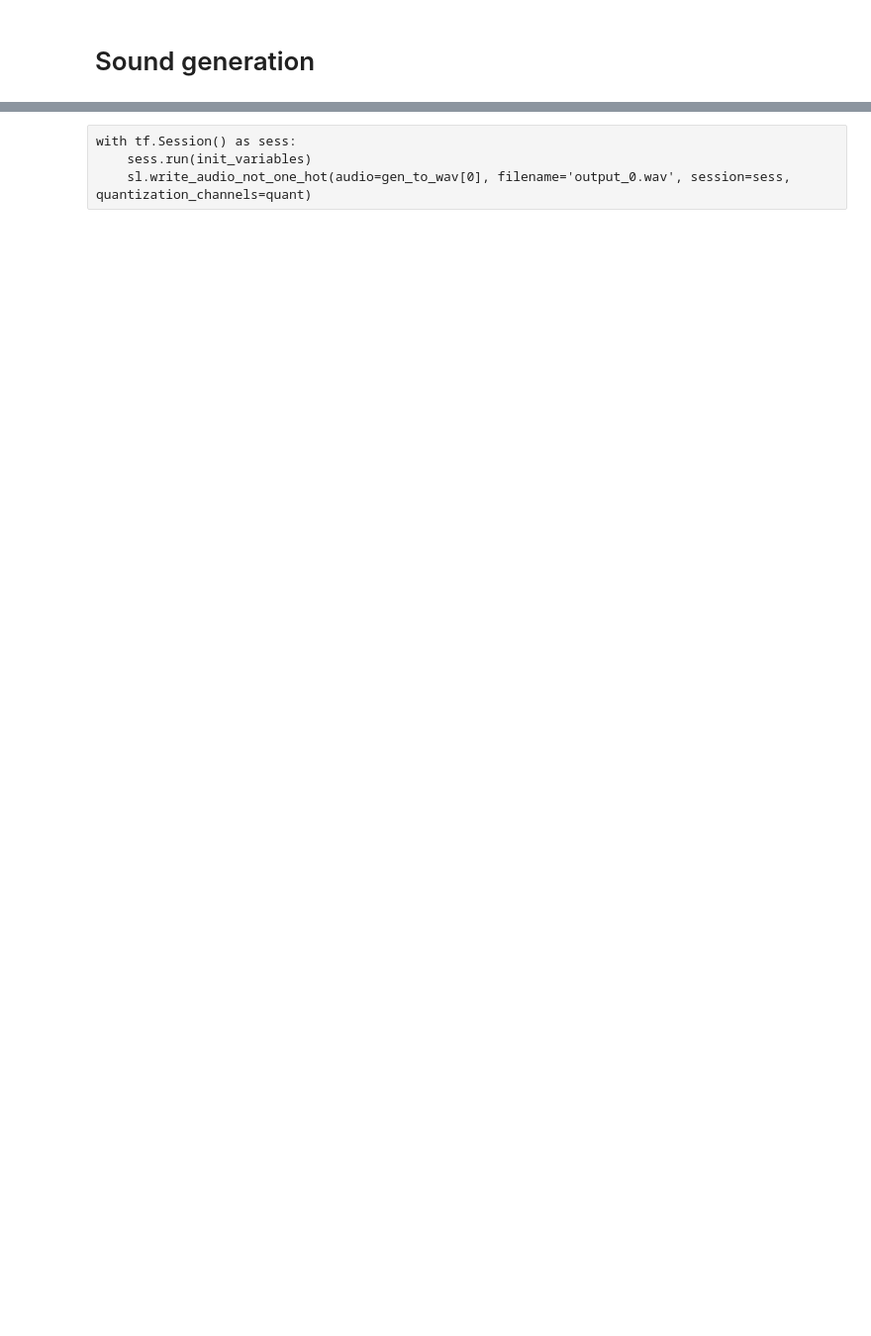
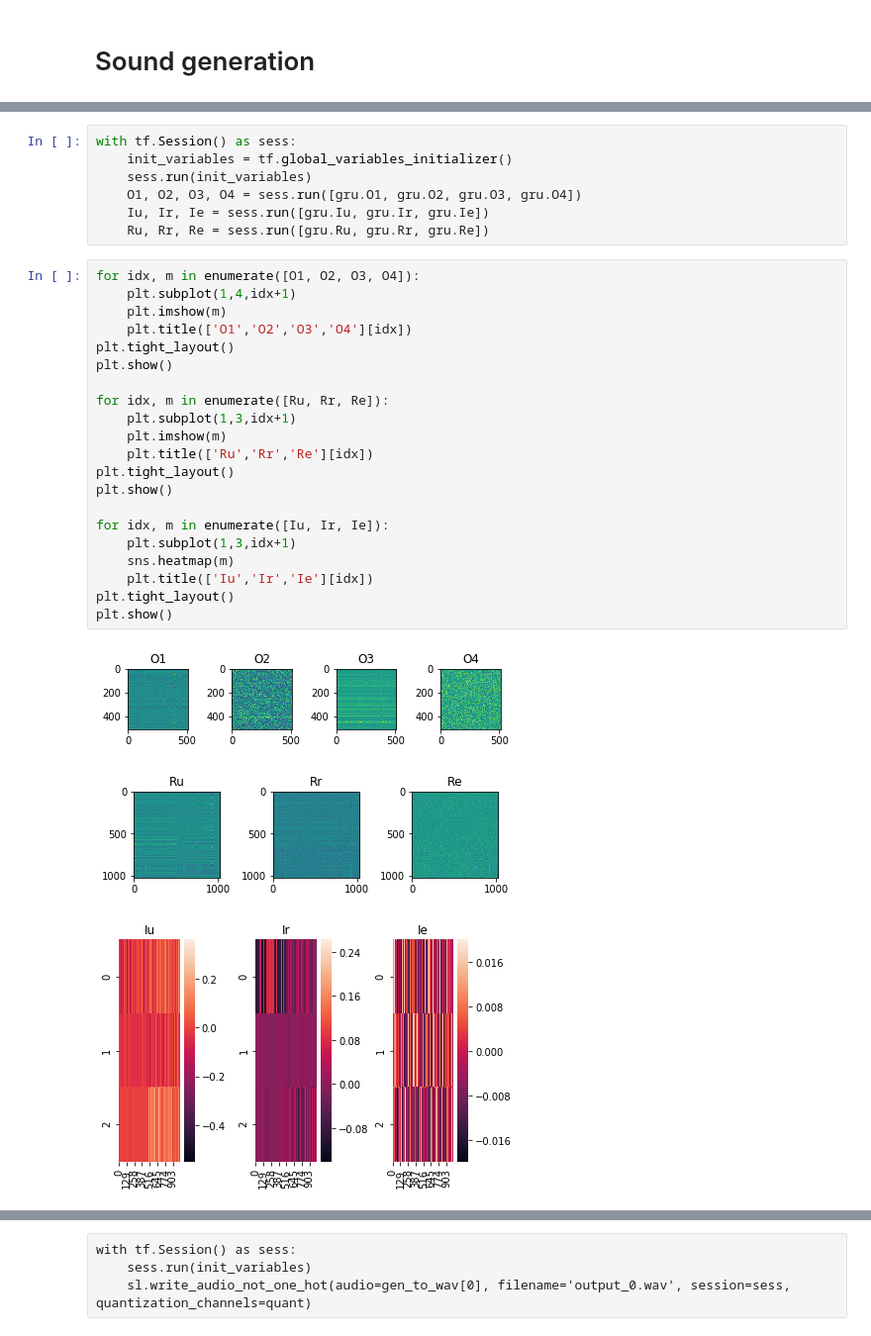
Before and after one commit to EgorDudyrev/Speach_Synthesizer, a Jupyter notebook: notebooks/ed-2019.04.05-Make_Sparse.ipynb, the cells around one changed output, grey strips where cells are left out. Shown at 99% size. Saved outputs shown, nothing was run; the diff lists cells and outputs as text; blank space fills up the shorter version.

```diff
--- a/notebooks/ed-2019.04.05-Make_Sparse.ipynb
+++ b/notebooks/ed-2019.04.05-Make_Sparse.ipynb
@@ -1152,0 +1165,32 @@ plt.plot(np.int32([np.sin(x/1000)*16000+32256 for x in range(gen_to_wav.shape[1]
+# %%
+with tf.Session() as sess:
+    init_variables = tf.global_variables_initializer()
+    sess.run(init_variables)
+    O1, O2, O3, O4 = sess.run([gru.O1, gru.O2, gru.O3, gru.O4])
+    Iu, Ir, Ie = sess.run([gru.Iu, gru.Ir, gru.Ie])
+    Ru, Rr, Re = sess.run([gru.Ru, gru.Rr, gru.Re])
+# %%
+for idx, m in enumerate([O1, O2, O3, O4]):
+    plt.subplot(1,4,idx+1)
+    plt.imshow(m)
+    plt.title(['O1','O2','O3','O4'][idx])
+plt.tight_layout()
+plt.show()
+
+for idx, m in enumerate([Ru, Rr, Re]):
+    plt.subplot(1,3,idx+1)
+    plt.imshow(m)
+    plt.title(['Ru','Rr','Re'][idx])
+plt.tight_layout()
+plt.show()
+
+for idx, m in enumerate([Iu, Ir, Ie]):
+    plt.subplot(1,3,idx+1)
+    sns.heatmap(m)
+    plt.title(['Iu','Ir','Ie'][idx])
+plt.tight_layout()
+plt.show()
+# %% [output]
+[figure, added]
+[figure, added]
+[figure, added]
```
Also changed, not shown: parts of 24 cells of this notebook, 10 other files.
